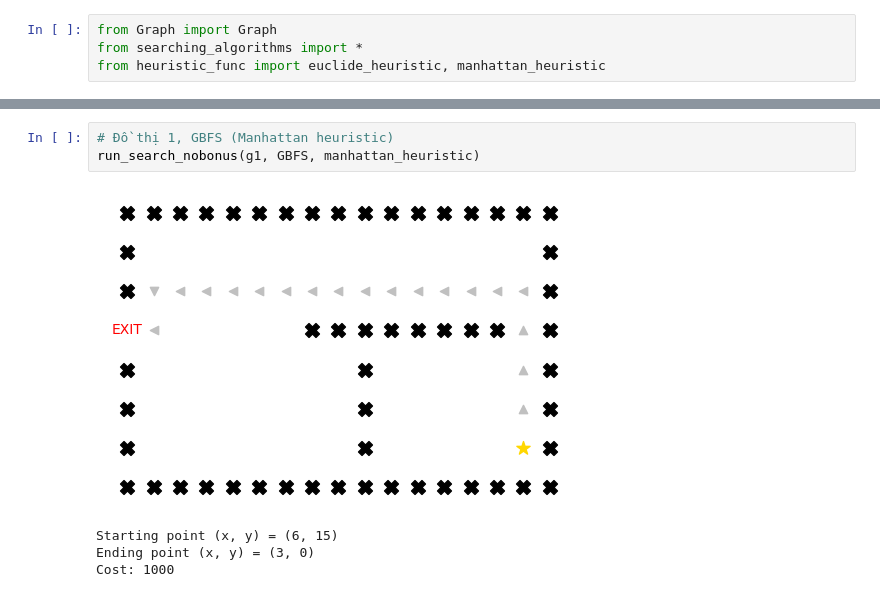
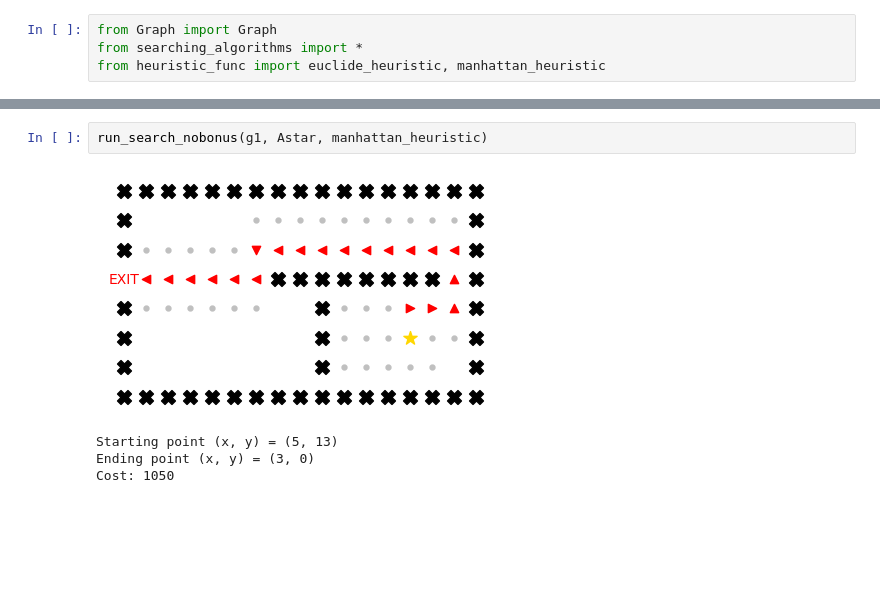
Before and after one commit to hungngocphat01/HCMUS-IntroAI-Project01-Pathfinding, a Jupyter notebook: report/report-src/report-nobonus.ipynb, the cells around one changed output, grey strips where cells are left out. Saved outputs shown, nothing was run; the diff lists cells and outputs as text; blank space fills up the shorter version.

```diff
--- a/report/report-src/report-nobonus.ipynb
+++ b/report/report-src/report-nobonus.ipynb
@@ -66,8 +47,7 @@ Cost: 1500
-# %%
-# Đồ thị 1, GBFS (Manhattan heuristic)
-run_search_nobonus(g1, GBFS, manhattan_heuristic)
-# %% [output]
-[figure, removed]
-Starting point (x, y) = (6, 15)
-Ending point (x, y) = (3, 0)
-Cost: 1000
+# %%
+run_search_nobonus(g1, Astar, manhattan_heuristic)
+# %% [output]
+[figure, added]
+Starting point (x, y) = (5, 13)
+Ending point (x, y) = (3, 0)
+Cost: 1050
```
Also changed, not shown: parts of 4 cells of this notebook, 18 other files.
